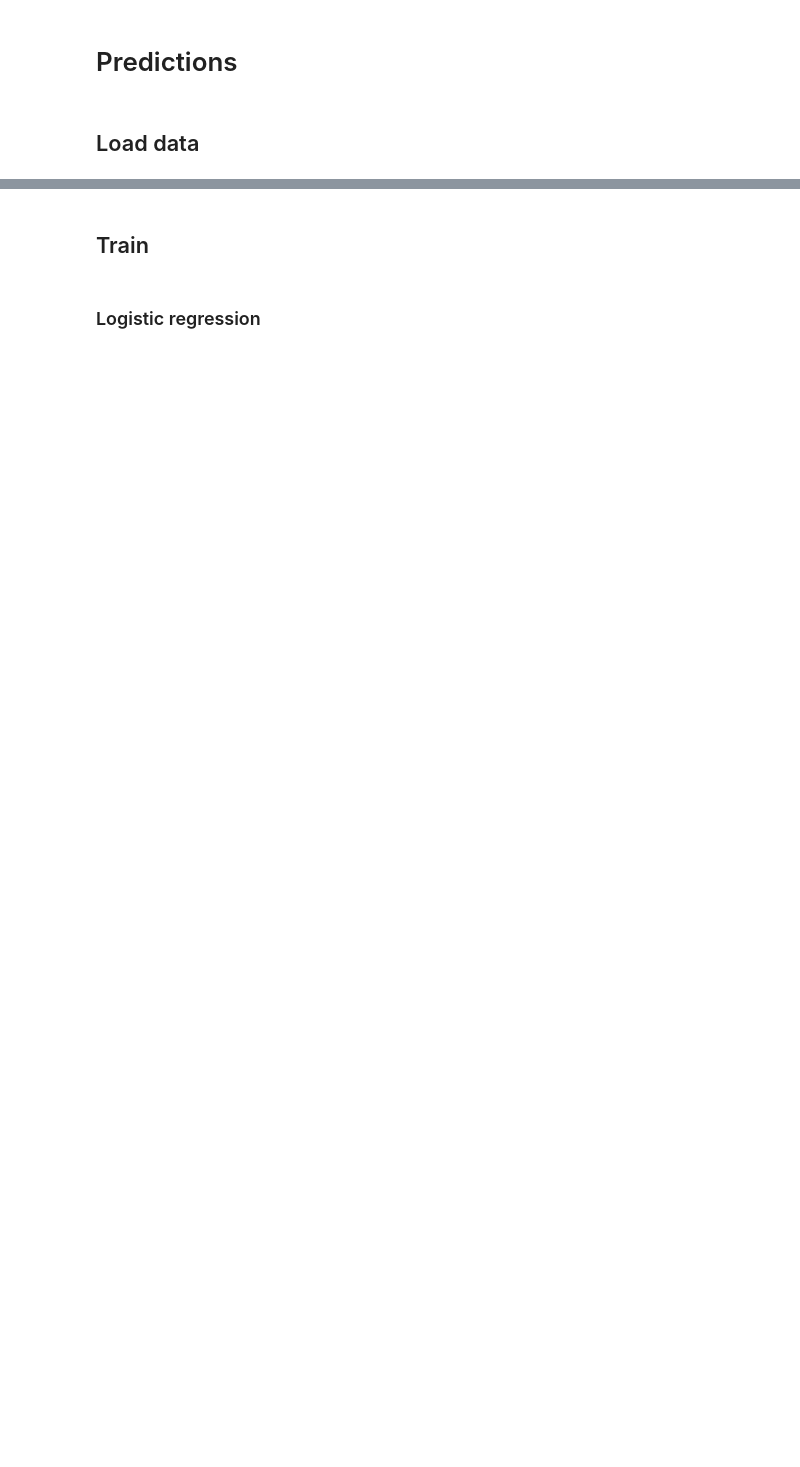
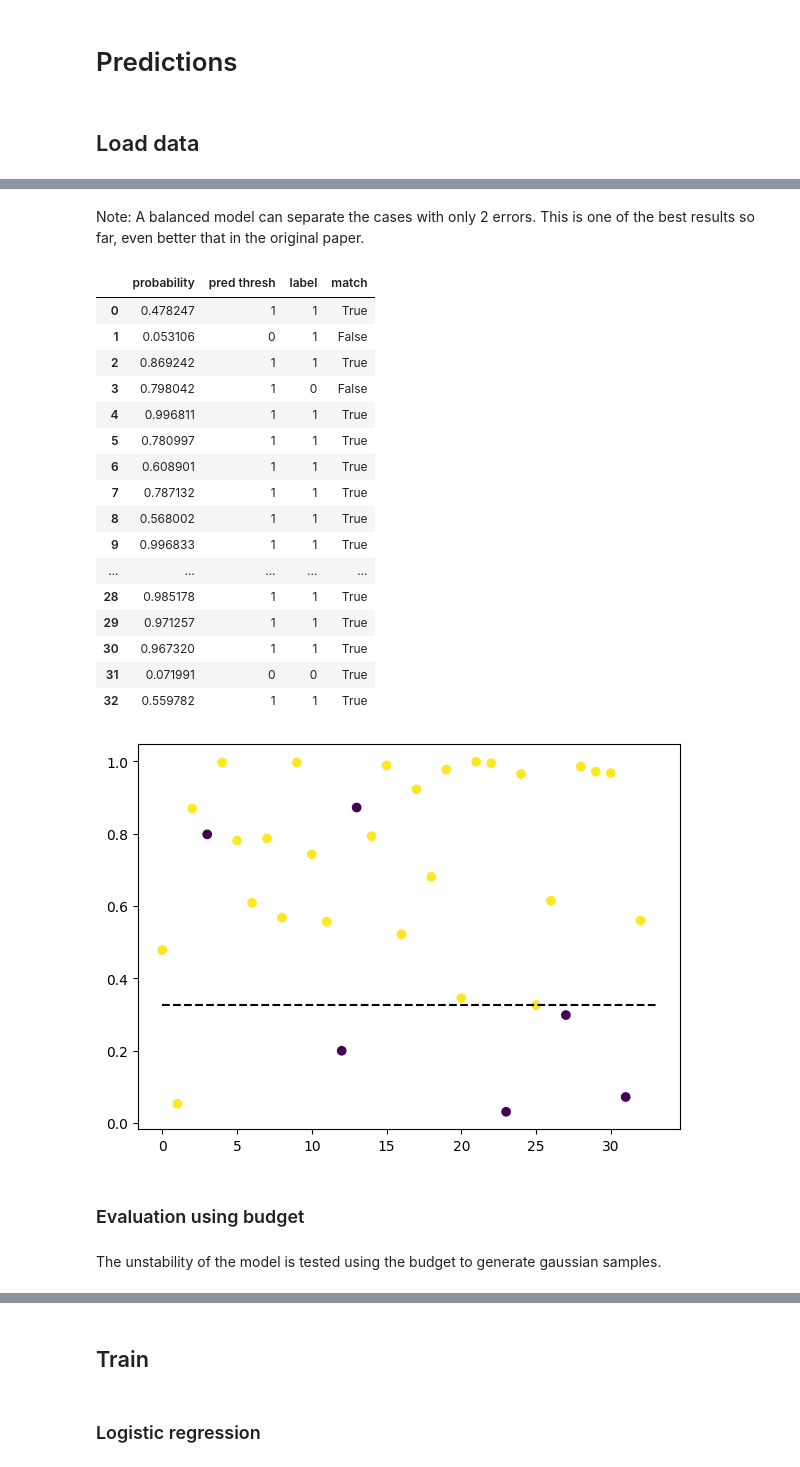
Before and after one commit to Likalto4/Added_value_feature_uncertainty, a Jupyter notebook: notebooks/training/trainig_rad.ipynb, the cells around one changed output, grey strips where cells are left out. Saved outputs shown, nothing was run; the diff lists cells and outputs as text; code cells hidden in the pictures; blank space fills up the shorter version.

```diff
--- a/notebooks/training/trainig_rad.ipynb
+++ b/notebooks/training/trainig_rad.ipynb
@@ -154,0 +423,33 @@ dtype: float64
+# %% [markdown]
+Note: A balanced model can separate the cases with only 2 errors. This is one of the best results so far, even better that in the original paper.
+# %%
+# plot prediciton values, with their corresponding labels in color
+plt.figure(figsize=(7,5))
+plt.scatter(range(len(info.labels_list(label))), y_pred_proba[:, 1],c=info.labels_list(label))
+# plot threshold line
+plt.plot([0, len(info.labels_list(label))], [threshold, threshold], 'k--')
+# print prediction (probability) and label next to each other
+pd.DataFrame({'probability': y_pred_proba[:,1], 'pred thresh': (y_pred_proba[:, 1] > threshold).astype(int), 'label': info.labels_list(label), 'match': (y_pred_proba[:, 1] > threshold) == info.labels_list(label)})
+# %% [output]
+|  | probability | pred thresh | label | match |
+| 0 | 0.478247 | 1 | 1 | True |
+| 1 | 0.053106 | 0 | 1 | False |
+| 2 | 0.869242 | 1 | 1 | True |
+| 3 | 0.798042 | 1 | 0 | False |
+| 4 | 0.996811 | 1 | 1 | True |
+| 5 | 0.780997 | 1 | 1 | True |
+| 6 | 0.608901 | 1 | 1 | True |
+| 7 | 0.787132 | 1 | 1 | True |
+| 8 | 0.568002 | 1 | 1 | True |
+| 9 | 0.996833 | 1 | 1 | True |
+| ... | ... | ... | ... | ... |
+| 28 | 0.985178 | 1 | 1 | True |
+| 29 | 0.971257 | 1 | 1 | True |
+| 30 | 0.967320 | 1 | 1 | True |
+| 31 | 0.071991 | 0 | 0 | True |
+| 32 | 0.559782 | 1 | 1 | True |
+[figure, added]
+# %% [markdown]
+### Evaluation using budget
+# %% [markdown]
+The unstability of the model is tested using the budget to generate gaussian samples.
```
Also changed, not shown: parts of 35 cells of this notebook.
